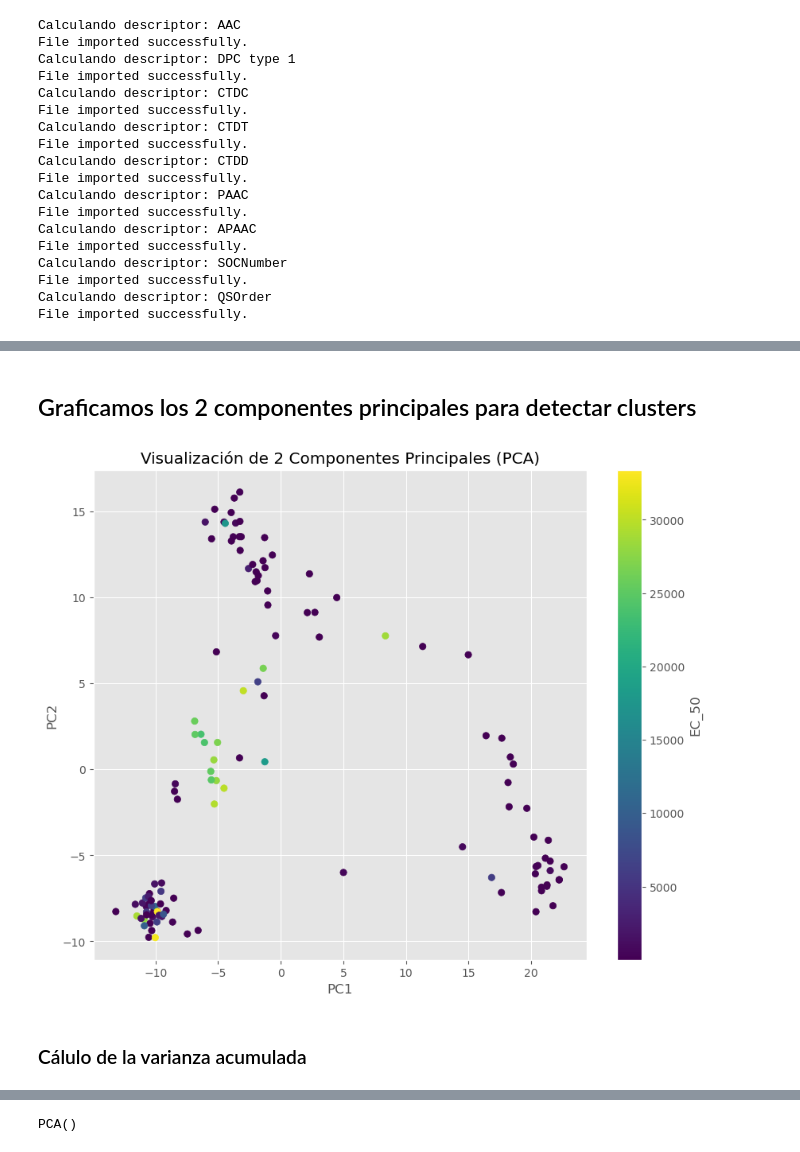
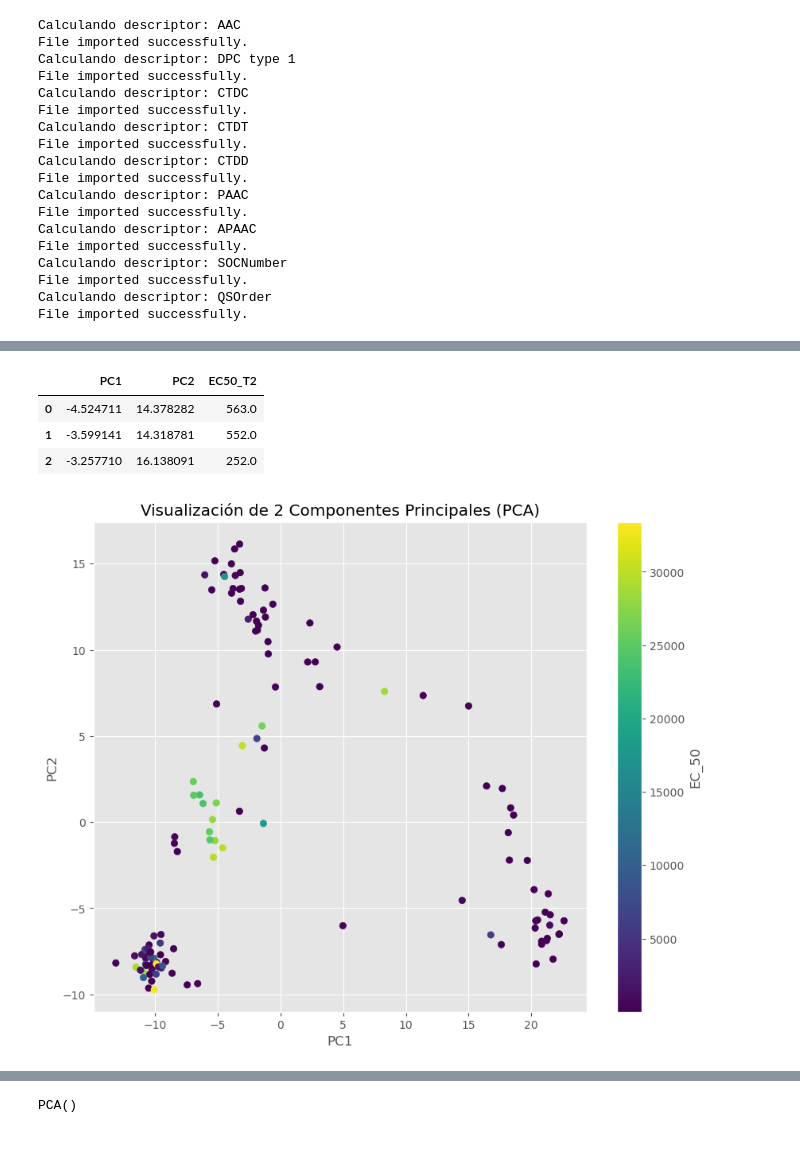
Before and after one commit to Julio21-ai/glp-1_drug_discovery, a Jupyter notebook: notebooks/Avance 2.ipynb, the cells around one changed output, grey strips where cells are left out. Cells and saved outputs as stored; diff of their text form; code cells hidden in the pictures.

```diff
--- a/notebooks/Avance 2.ipynb
+++ b/notebooks/Avance 2.ipynb
@@ -513,7 +595,8 @@ df_descriptores_125p
 # %%
+# Unión de los dataframes de las propiedades con los datos de identificación
 df_resultado = pd.merge(
     left=df_descriptores_125p,
-    right=df_125_ec50[['pep_ID', 'EC50_T2']],
+    right=df_125_ec50[['pep_ID', 'EC50_T2', 'EC50_LOG_T2']],
     left_on='ID',
     right_on='pep_ID',
     how='left'
@@ -522,4 +605,5 @@ df_resultado = pd.merge(
 df_descriptores_125p = df_resultado.drop('pep_ID', axis=1)
 df_descriptores_125p['ID'] = df_descriptores_125p['ID'].astype("string")
 df_descriptores_125p['EC50_T2'] = df_descriptores_125p['EC50_T2'].astype("float64")
+df_descriptores_125p['EC50_LOG_T2'] = df_descriptores_125p['EC50_LOG_T2'].astype("float64")
 # %%
@@ -572,8 +672,13 @@ final_df
-# %% [markdown]
-## Graficamos los 2 componentes principales para detectar clusters
+# %%
+#muestra de datos
+final_df.head(3)
+# %% [output]
+|  | PC1 | PC2 | EC50_T2 |
+| 0 | -4.524711 | 14.378282 | 563.0 |
+| 1 | -3.599141 | 14.318781 | 552.0 |
+| 2 | -3.257710 | 16.138091 | 252.0 |
 # %%
+# Plot
 plot_pca_2d(final_df, color_by=final_df['EC50_T2'],label = "EC_50")
 # %% [output]
-[figure, old version]
+[figure, new version]
-# %% [markdown]
-### Cálulo de la varianza acumulada
```
Also changed, not shown: parts of 55 cells of this notebook, 6 other files.
